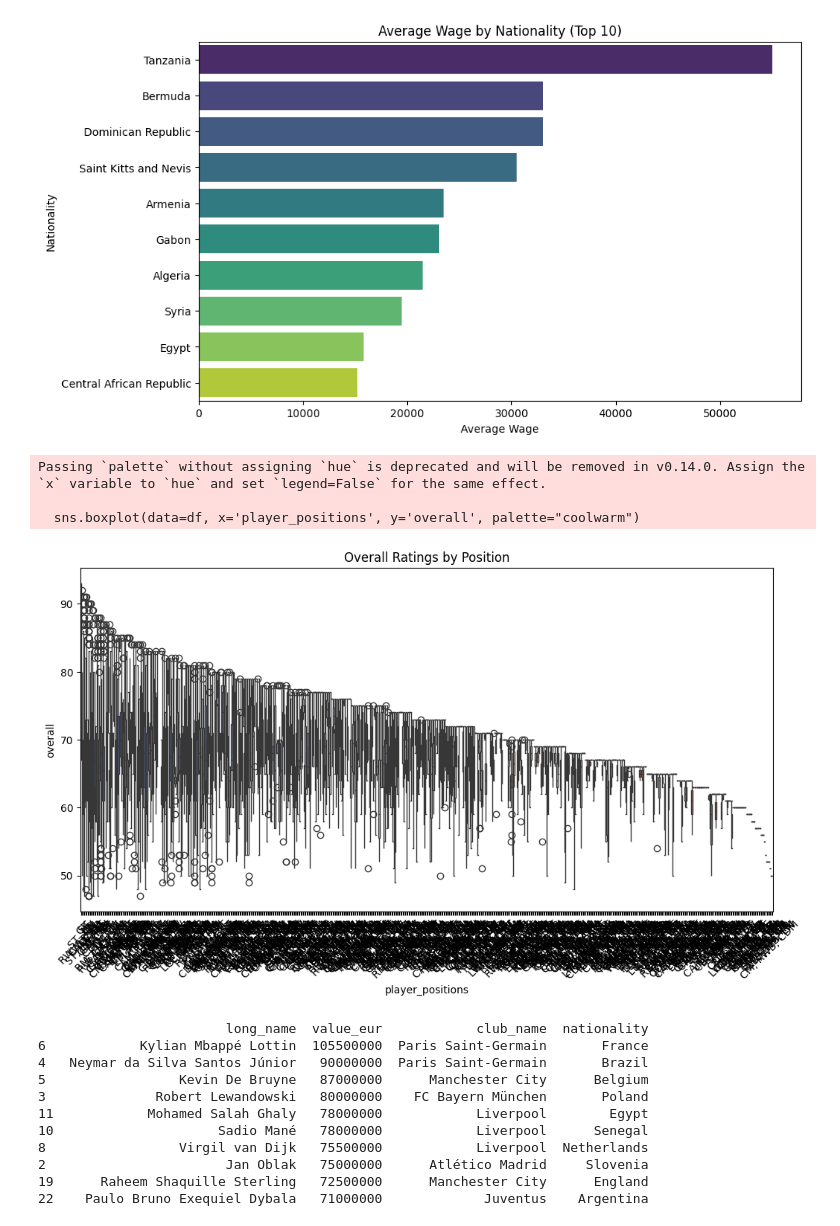
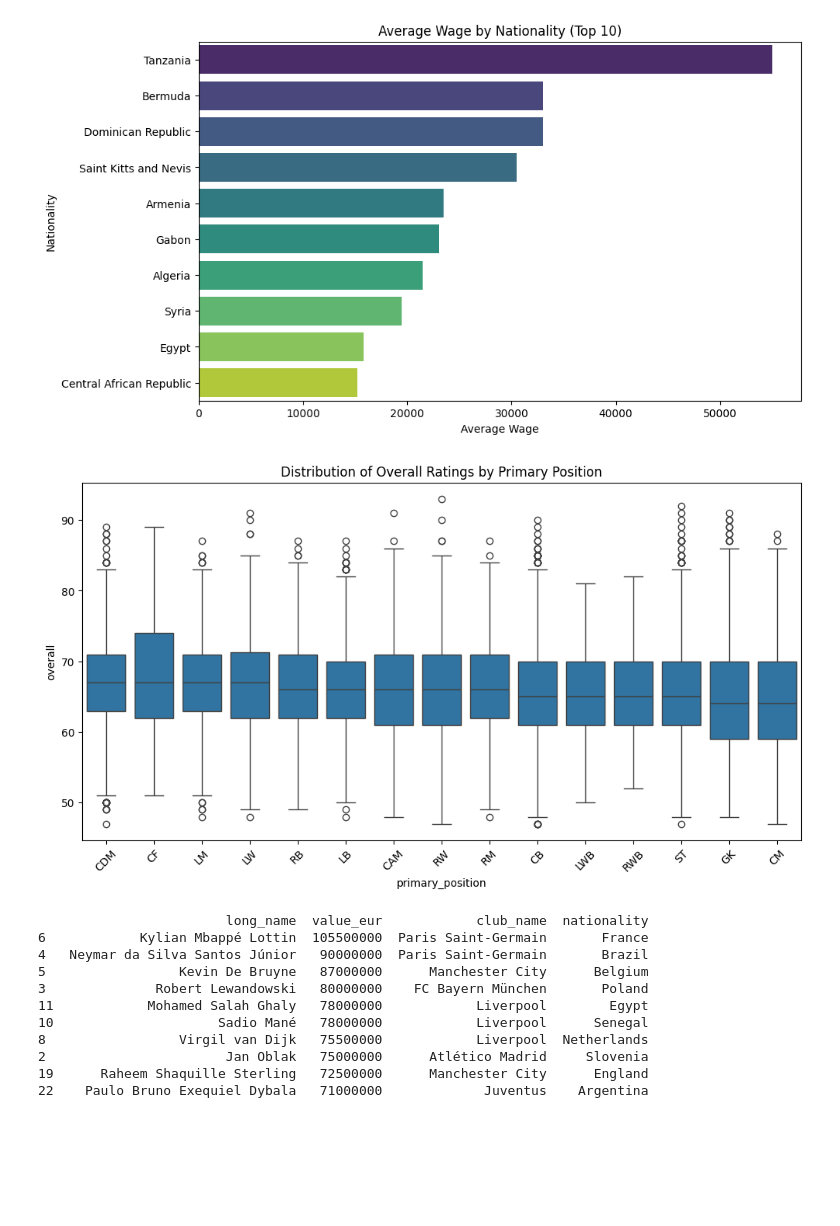
Before and after one commit to YUVASHRI-25/FIFA-PLAYER_21-yuvashri, a Jupyter notebook: code.ipynb, the cells around one changed output. Drawn from its saved outputs; the diff is of its cells as text; code cells hidden in the pictures; blank space fills up the shorter version.

```diff
--- a/code.ipynb
+++ b/code.ipynb
@@ -215,16 +215,14 @@ Passing `palette` without assigning `hue` is deprecated and will be removed in v
   sns.barplot(x=top10_nat_wage.values, y=top10_nat_wage.index, palette="viridis")
 [figure]
 # %%
+df['primary_position'] = df['player_positions'].str.split(',').str[0]
 plt.figure(figsize=(12, 6))
-sns.boxplot(data=df, x='player_positions', y='overall', palette="coolwarm")
-plt.title("Overall Ratings by Position")
+sns.boxplot(x='primary_position', y='overall', data=df, order=df.groupby('primary_position')['overall'].median().sort_values(ascending=False).index)
 plt.xticks(rotation=45)
+plt.title("Distribution of Overall Ratings by Primary Position")
 plt.show()
 # %% [output]
-Passing `palette` without assigning `hue` is deprecated and will be removed in v0.14.0. Assign the `x` variable to `hue` and set `legend=False` for the same effect.
-
-  sns.boxplot(data=df, x='player_positions', y='overall', palette="coolwarm")
-[figure, old version]
+[figure, new version]
 # %%
 top10_value = df.sort_values(by='value_eur', ascending=False).head(10)
 print(top10_value[['long_name', 'value_eur', 'club_name', 'nationality']])
```
Also changed, not shown: parts of 1 cell of this notebook, 1 other file.
